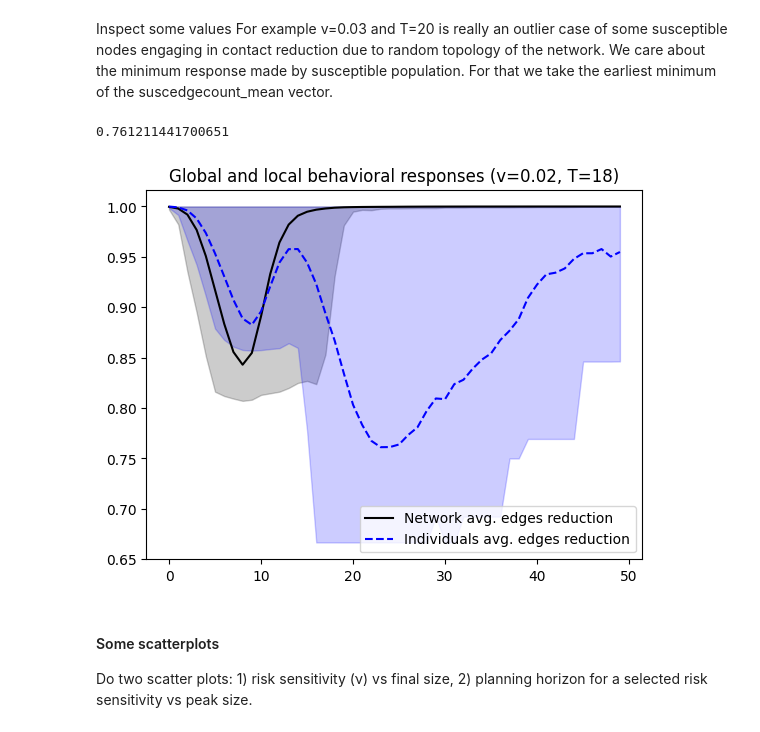
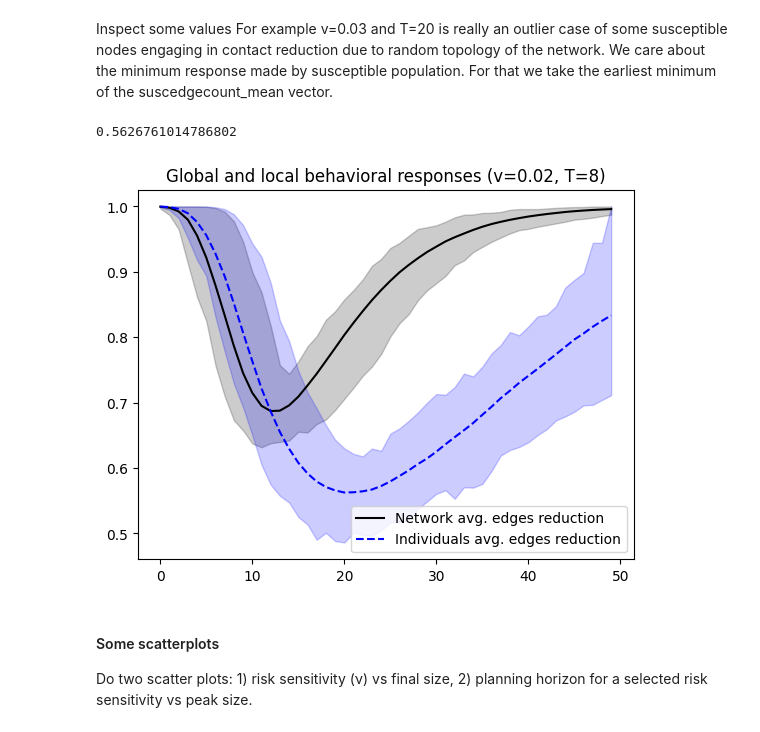
Before and after one commit to JimmyCalvoMonge/AdaptiveNetworks, a Jupyter notebook: network_experiments.ipynb, the cells around one changed output. Cells and saved outputs as stored; diff of their text form; code cells hidden in the pictures.

```diff
--- a/network_experiments.ipynb
+++ b/network_experiments.ipynb
@@ -900,8 +900,8 @@ for d in [3,7]:
 ### Heatmaps and some scatterplots
 Redo some heatmaps and scatterplots for article revision
 # %%
-epidist_data = pd.read_csv('./Data/20251102192459_epidist_heatmap_data.csv')
-bepidist_data = pd.read_csv('./Data/20251102192459_bepidist_heatmap_data.csv')
+epidist_data = pd.read_csv('./Data/20260214145416_epidist_heatmap_data.csv')
+bepidist_data = pd.read_csv('./Data/20260214145416_bepidist_heatmap_data.csv')
 epidist_data = epidist_data.apply(pd.to_numeric)
 bepidist_data = bepidist_data.apply(pd.to_numeric)
 print(bepidist_data['V'].unique().tolist())
@@ -1170,31 +1170,31 @@ We care about the minimum response made by susceptible population.
 For that we take the earliest minimum of the suscedgecount_mean vector.
 # %%
 v = 0.02
-T = 18
+T = 8
 
 bepidist = bepidist_data[(bepidist_data['V'] == v) & (bepidist_data['T'] == T)]
 
 mean_all = bepidist['edgecount_mean'].tolist()
 lower_all = bepidist['edgecount_min'].tolist()
 upper_all = bepidist['edgecount_max'].tolist()
 
 mean_sus = bepidist['suscedgecount_mean'].tolist()
 lower_sus = bepidist['suscedgecount_min'].tolist()
 upper_sus = bepidist['suscedgecount_max'].tolist()
 
 print(np.nanmin(bepidist['suscedgecount_mean'].tolist()))
 
 plt.figure()
 plt.plot(mean_all[0:50],'-k', label="Network avg. edges reduction")
 plt.fill_between(range(50), upper_all[0:50], lower_all[0:50], color="k", alpha=0.2)
 plt.plot(mean_sus[0:50], linestyle='--', color='b', label="Individuals avg. edges reduction")
 plt.fill_between(range(50), upper_sus[0:50], lower_sus[0:50], color="b", alpha=0.2)
 plt.title(f"Global and local behavioral responses (v={v}, T={T})")
 plt.legend(loc="lower right")
 plt.show()
 # %% [output]
-0.761211441700651
+0.5626761014786802
-[figure, old version]
+[figure, new version]
 # %% [markdown]
 #### Some scatterplots
 
```
Also changed, not shown: parts of 9 cells of this notebook, 4 other files.
